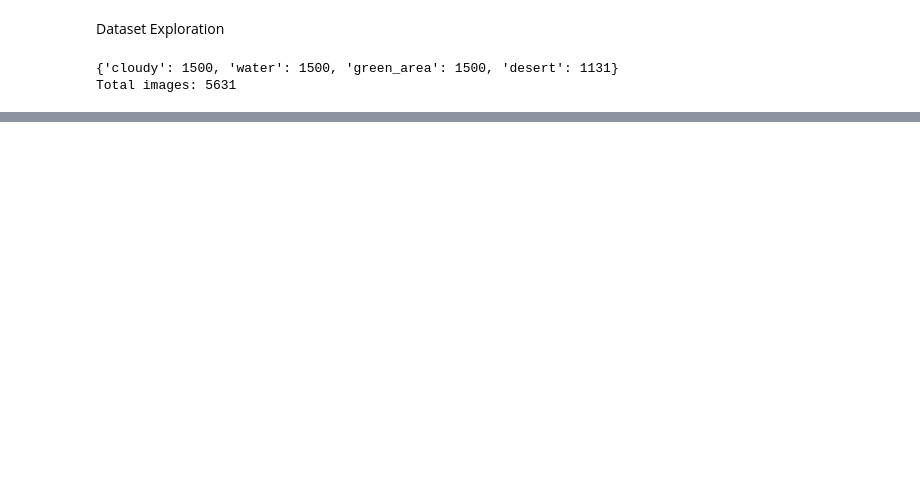
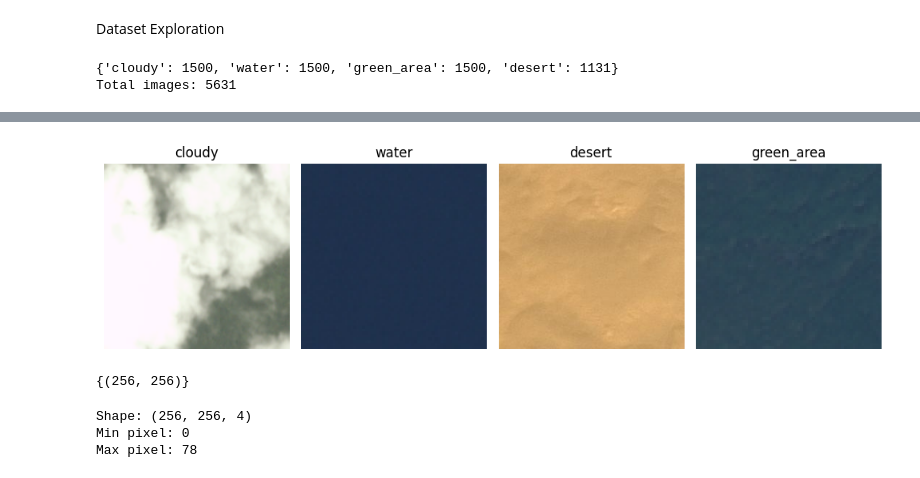
Before and after one commit to ariansbahram/satellite-image-classification-ml, a Jupyter notebook: main.ipynb, the cells around one changed output, grey strips where cells are left out. Drawn from its saved outputs; the diff is of its cells as text; code cells hidden in the pictures; blank space fills up the shorter version.

```diff
--- a/main.ipynb
+++ b/main.ipynb
@@ -46,0 +60,40 @@ Total images: 5631
+# %%
+from PIL import Image
+plt.figure(figsize=(10, 6))
+
+for i, label in enumerate(df['label'].unique()):
+    sample = df[df['label'] == label].sample(1).iloc[0]
+    img = Image.open(sample['image_path'])
+
+    plt.subplot(1, 4, i+1)
+    plt.imshow(img)
+    plt.title(label)
+    plt.axis('off')
+
+plt.tight_layout()
+plt.show()
+# %% [output]
+[figure, added]
+# %%
+sizes = []
+
+for path in df['image_path'][:200]:  # sample for speed
+    img = Image.open(path)
+    sizes.append(img.size)
+
+print(set(sizes))
+# %% [output]
+{(256, 256)}
+# %%
+import numpy as np
+
+img = Image.open(df.iloc[0]['image_path'])
+img_array = np.array(img)
+
+print("Shape:", img_array.shape)
+print("Min pixel:", img_array.min())
+print("Max pixel:", img_array.max())
+# %% [output]
+Shape: (256, 256, 4)
+Min pixel: 0
+Max pixel: 78
```
Also changed, not shown: parts of 2 cells of this notebook.
